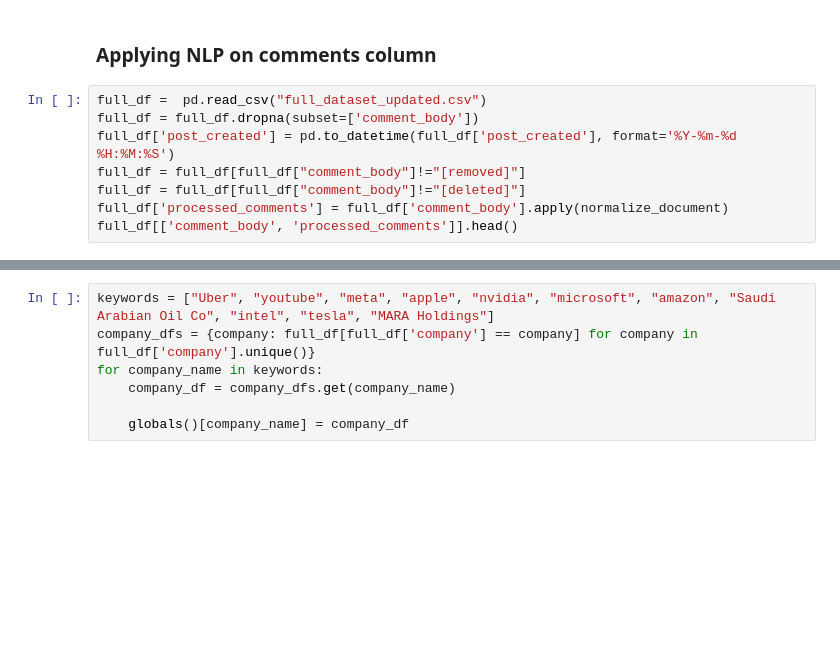
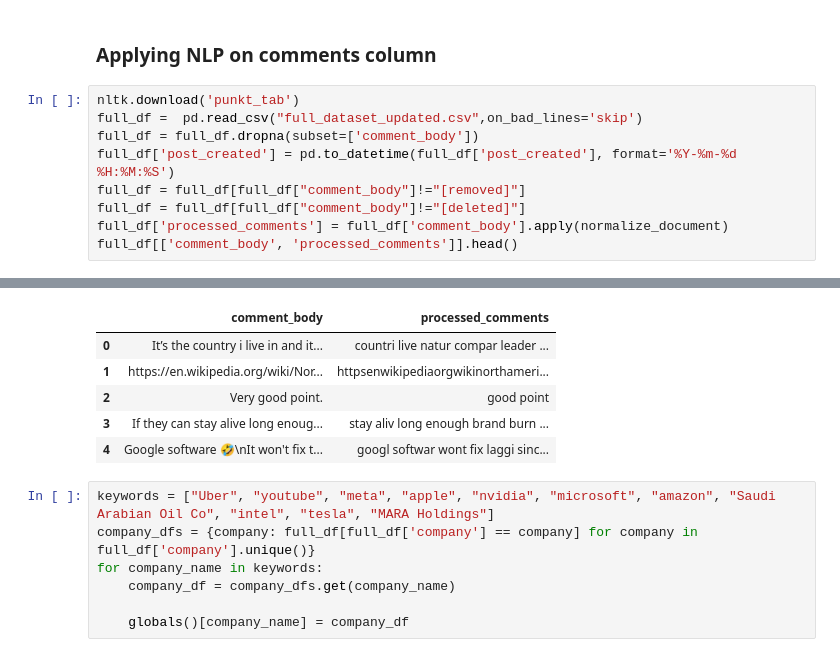
Before and after one commit to chaimaaAZ/Reddit-sentiment-analysis, a Jupyter notebook: processing.ipynb, the cells around one changed output, grey strips where cells are left out. Cells and saved outputs as stored; diff of their text form; blank space fills up the shorter version.

```diff
--- a/processing.ipynb
+++ b/processing.ipynb
@@ -50,10 +66,12 @@ def normalize_document(doc):
 # %% [markdown]
 ### Applying NLP on comments column
 # %%
-full_df =  pd.read_csv("full_dataset_updated.csv")
+nltk.download('punkt_tab')
+full_df =  pd.read_csv("full_dataset_updated.csv",on_bad_lines='skip')
 full_df = full_df.dropna(subset=['comment_body'])
 full_df['post_created'] = pd.to_datetime(full_df['post_created'], format='%Y-%m-%d %H:%M:%S')
 full_df = full_df[full_df["comment_body"]!="[removed]"]
 full_df = full_df[full_df["comment_body"]!="[deleted]"]
 full_df['processed_comments'] = full_df['comment_body'].apply(normalize_document)
 full_df[['comment_body', 'processed_comments']].head()
+# %% [output]
@@ -60,3 +80,9 @@ full_df[['comment_body', 'processed_comments']].head()
+|  | comment_body | processed_comments |
+| 0 | It’s the country i live in and it... | countri live natur compar leader ... |
+| 1 | https://en.wikipedia.org/wiki/Nor... | httpsenwikipediaorgwikinorthameri... |
+| 2 | Very good point. | good point |
+| 3 | If they can stay alive long enoug... | stay aliv long enough brand burn ... |
+| 4 | Google software 🤣\nIt won't fix t... | googl softwar wont fix laggi sinc... |
 # %%
 keywords = ["Uber", "youtube", "meta", "apple", "nvidia", "microsoft", "amazon", "Saudi Arabian Oil Co", "intel", "tesla", "MARA Holdings"]
 company_dfs = {company: full_df[full_df['company'] == company] for company in full_df['company'].unique()}
```
Also changed, not shown: parts of 13 cells of this notebook.
